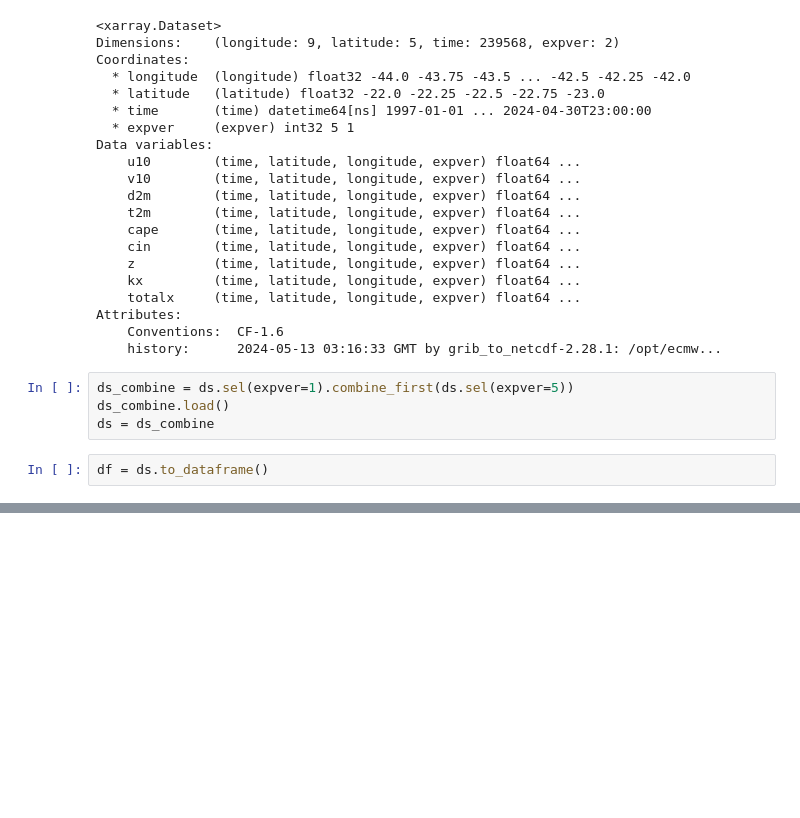
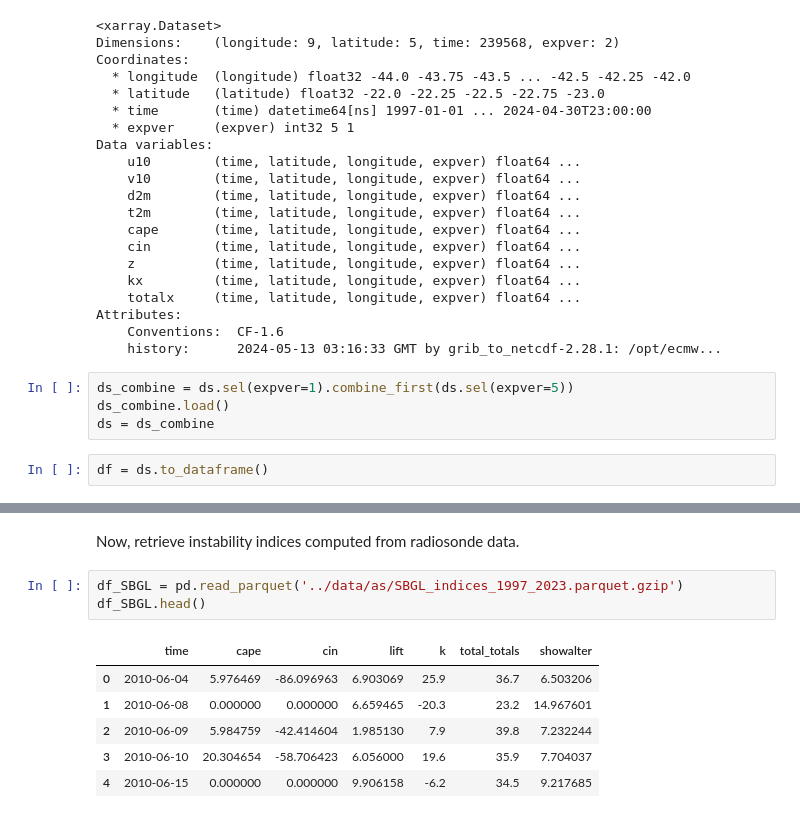
Before and after one commit to NietoCurcio/atmoseer, a Jupyter notebook: notebooks/ERA5.ipynb, the cells around one changed output, grey strips where cells are left out. Cells and saved outputs as stored; diff of their text form; blank space fills up the shorter version.

```diff
--- a/notebooks/ERA5.ipynb
+++ b/notebooks/ERA5.ipynb
@@ -917,0 +958,12 @@ df.head()
+# %% [markdown]
+Now, retrieve instability indices computed from radiosonde data.
+# %%
+df_SBGL = pd.read_parquet('../data/as/SBGL_indices_1997_2023.parquet.gzip')
+df_SBGL.head()
+# %% [output]
+|  | time | cape | cin | lift | k | total_totals | showalter |
+| 0 | 2010-06-04 | 5.976469 | -86.096963 | 6.903069 | 25.9 | 36.7 | 6.503206 |
+| 1 | 2010-06-08 | 0.000000 | 0.000000 | 6.659465 | -20.3 | 23.2 | 14.967601 |
+| 2 | 2010-06-09 | 5.984759 | -42.414604 | 1.985130 | 7.9 | 39.8 | 7.232244 |
+| 3 | 2010-06-10 | 20.304654 | -58.706423 | 6.056000 | 19.6 | 35.9 | 7.704037 |
+| 4 | 2010-06-15 | 0.000000 | 0.000000 | 9.906158 | -6.2 | 34.5 | 9.217685 |
```
Also changed, not shown: parts of 16 cells of this notebook, 4 other files.
